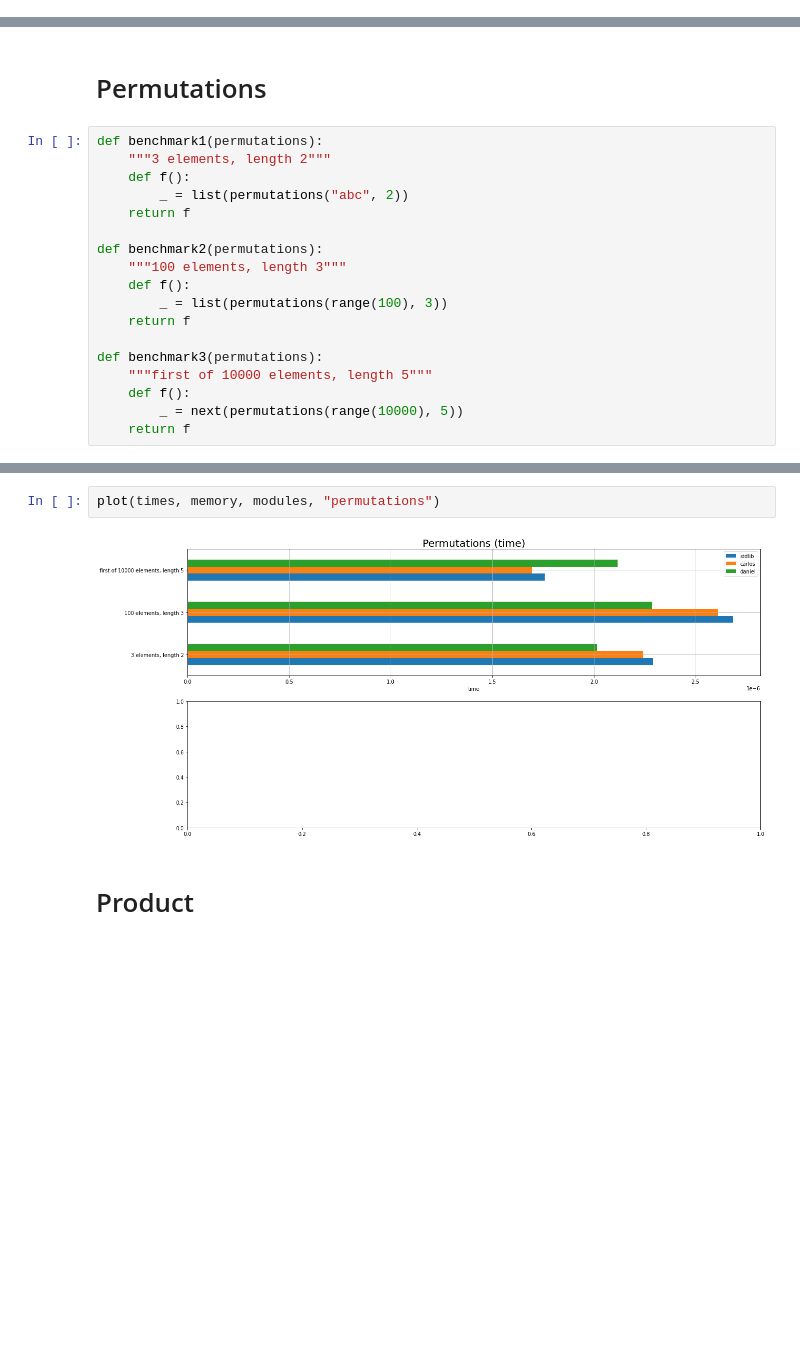
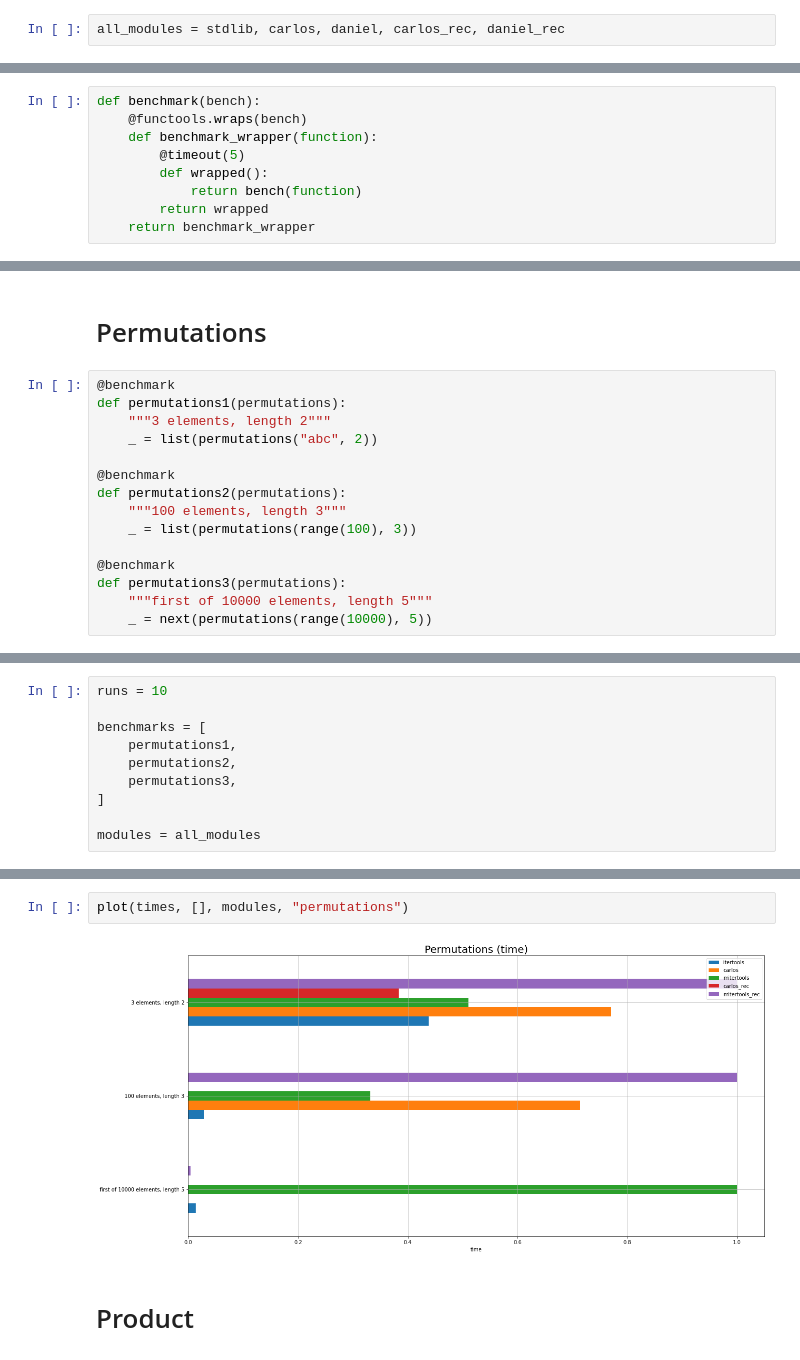
Before and after one commit to akathorn/reading-circle, a Jupyter notebook: itertools/benchmark.ipynb, the cells around one changed output, grey strips where cells are left out. Cells and saved outputs as stored; diff of their text form; blank space fills up the shorter version.

```diff
--- a/itertools/benchmark.ipynb
+++ b/itertools/benchmark.ipynb
@@ -67,0 +63,2 @@ peak memory: 7737.04 MiB, increment: 0.05 MiB
+# %%
+all_modules = stdlib, carlos, daniel, carlos_rec, daniel_rec
@@ -68,3 +67,12 @@ peak memory: 7737.04 MiB, increment: 0.05 MiB
+# %%
+def benchmark(bench):
+    @functools.wraps(bench)
+    def benchmark_wrapper(function):
+        @timeout(5)
+        def wrapped():
+            return bench(function)
+        return wrapped
+    return benchmark_wrapper
 # %%
 def time_benchmarks(benchmarks, modules, function, runs):
     times = []
@@ -192,20 +192,17 @@ plot(times, memory, modules, "combinations")
 # %% [markdown]
 # Permutations
 # %%
-def benchmark1(permutations):
+@benchmark
+def permutations1(permutations):
     """3 elements, length 2"""
-    def f():
-        _ = list(permutations("abc", 2))
-    return f
+    _ = list(permutations("abc", 2))
 
-def benchmark2(permutations):
+@benchmark
+def permutations2(permutations):
     """100 elements, length 3"""
-    def f():
-        _ = list(permutations(range(100), 3))
-    return f
+    _ = list(permutations(range(100), 3))
 
-def benchmark3(permutations):
+@benchmark
+def permutations3(permutations):
     """first of 10000 elements, length 5"""
-    def f():
-        _ = next(permutations(range(10000), 5))
-    return f
+    _ = next(permutations(range(10000), 5))
@@ -222,3 +209,13 @@ modules = [stdlib, carlos, daniel]
+# %%
+runs = 10
+
+benchmarks = [
+    permutations1,
+    permutations2,
+    permutations3,
+]
+
+modules = all_modules
 # %%
 times = time_benchmarks(benchmarks, modules, "permutations", runs)
 # %% [output]
@@ -237,7 +240,7 @@ Running benchmark [first of 10000 elements, length 5]
 # %%
-plot(times, memory, modules, "permutations")
+plot(times, [], modules, "permutations")
 # %% [output]
-[figure, old version]
+[figure, new version]
 # %% [markdown]
 # Product
 # %%
```
Also changed, not shown: parts of 36 cells of this notebook, 9 other files.
